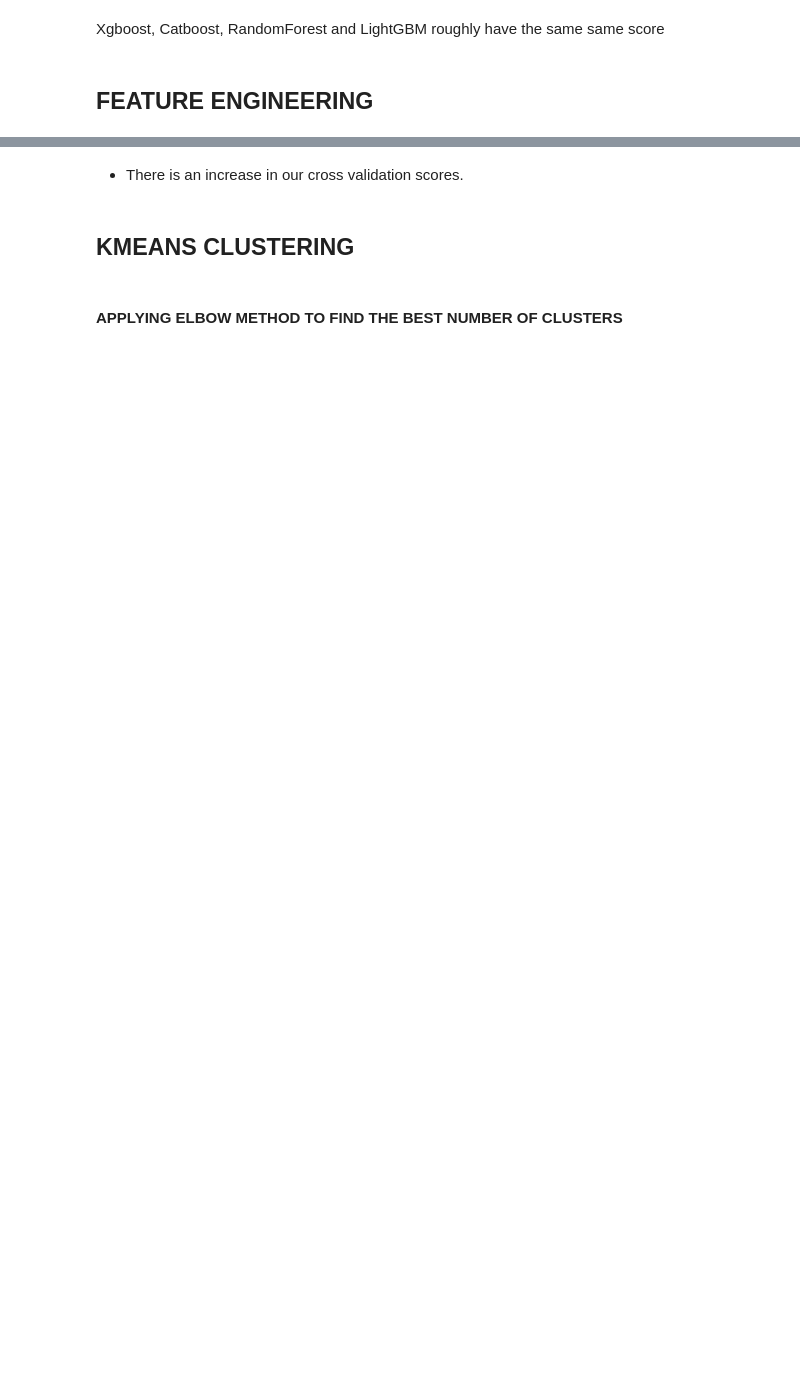
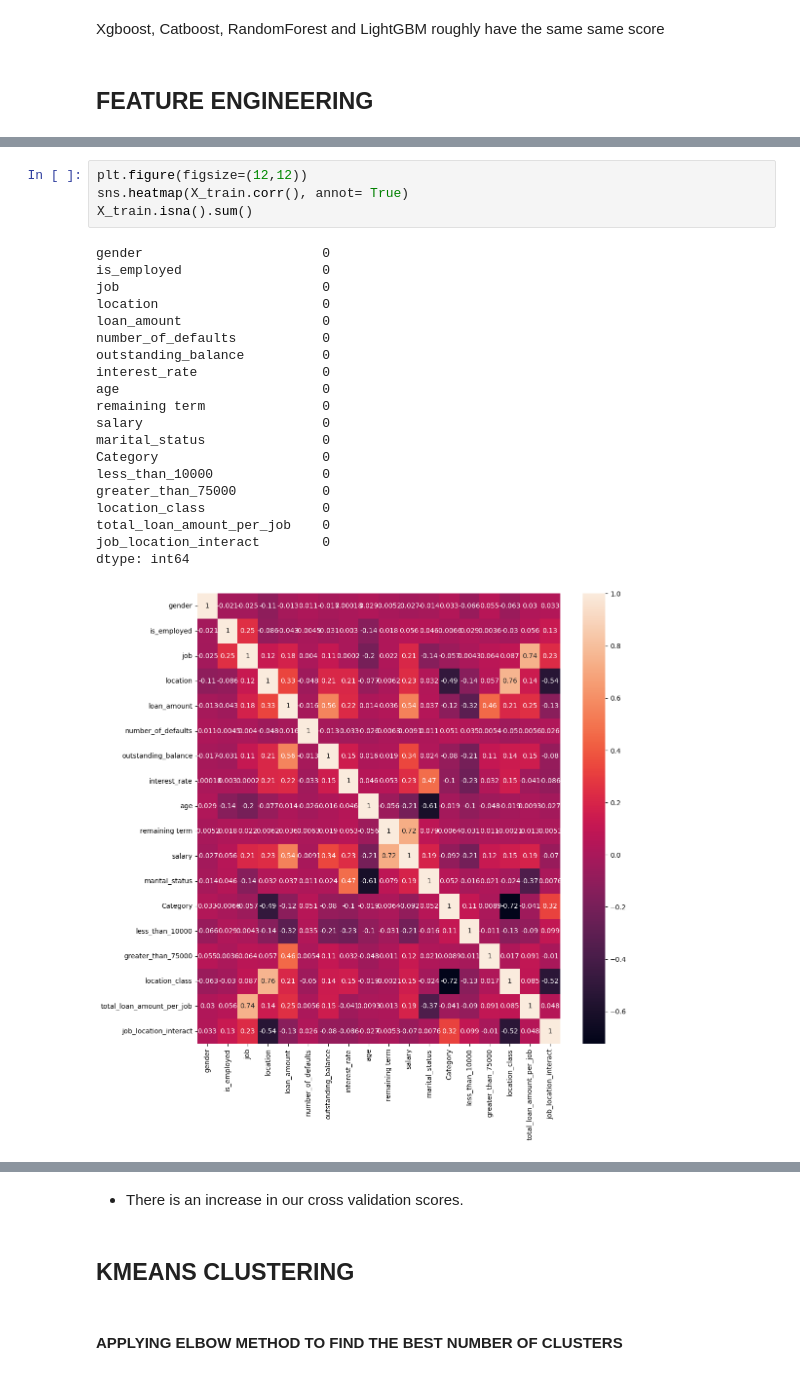
Before and after one commit to Augah2001/Data-Science-Competion-Question-and-Data, a Jupyter notebook: credit_risk.ipynb, the cells around one changed output, grey strips where cells are left out. Cells and saved outputs as stored; diff of their text form; blank space fills up the shorter version.

```diff
--- a/credit_risk.ipynb
+++ b/credit_risk.ipynb
@@ -823,0 +889,25 @@ df['low_'] = np.where((df['age']>28) & (df['age']<40),1,0)
+# %%
+plt.figure(figsize=(12,12))
+sns.heatmap(X_train.corr(), annot= True)
+X_train.isna().sum()
+# %% [output]
+gender                       0
+is_employed                  0
+job                          0
+location                     0
+loan_amount                  0
+number_of_defaults           0
+outstanding_balance          0
+interest_rate                0
+age                          0
+remaining term               0
+salary                       0
+marital_status               0
+Category                     0
+less_than_10000              0
+greater_than_75000           0
+location_class               0
+total_loan_amount_per_job    0
+job_location_interact        0
+dtype: int64
+[figure, added]
```
Also changed, not shown: parts of 43 cells of this notebook, 14 other files.
